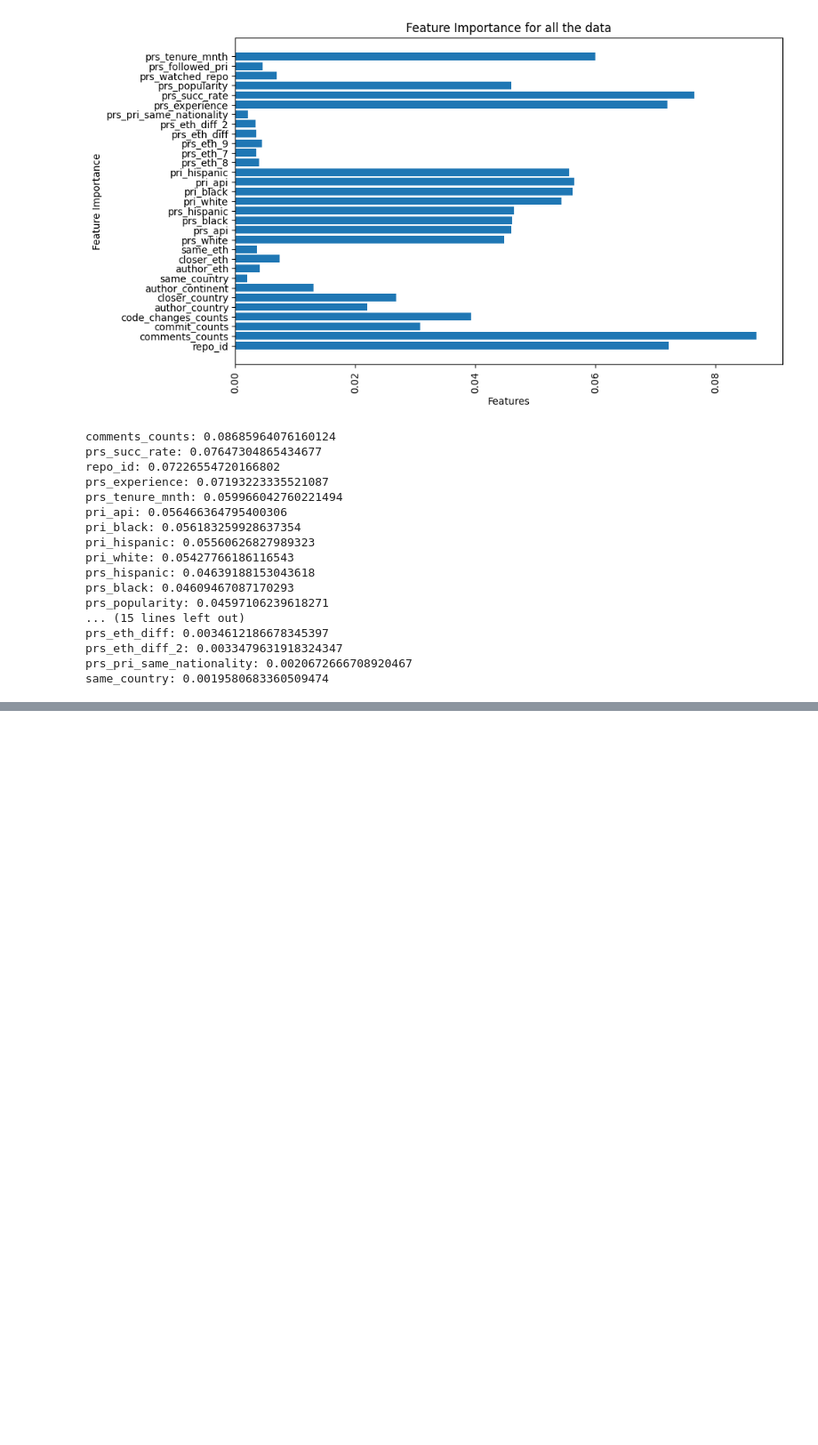
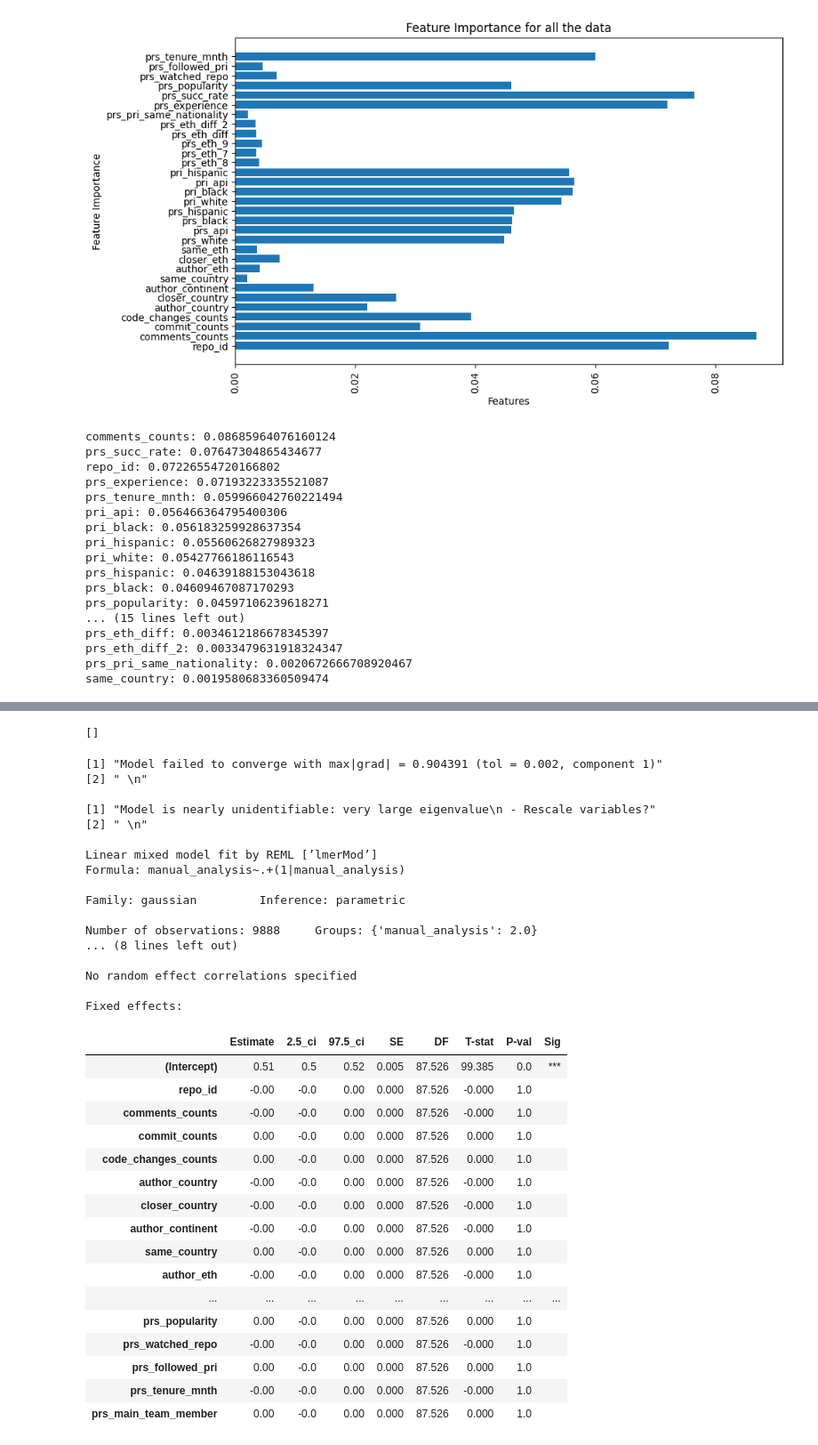
Before and after one commit to amirrshams/PR-comment-classifier, a Jupyter notebook: Ethnicity/comparing_model.ipynb, the cells around one changed output, grey strips where cells are left out. Shown at 89% size. Saved outputs shown, nothing was run; the diff lists cells and outputs as text; code cells hidden in the pictures; blank space fills up the shorter version.

```diff
--- a/Ethnicity/comparing_model.ipynb
+++ b/Ethnicity/comparing_model.ipynb
@@ -15,7 +16,7 @@ from sklearn.metrics import classification_report, accuracy_score
 # Loading the datasets
 # %%
 # non_merged pull request with the labels and complete characteristics for pr submitter
-df_nonmerged = pd.read_csv("/Users/amirrshams/Library/CloudStorage/OneDrive-UniversityofWaterloo/Thesis/Dataset/Dataset/Non_Merged/Sample/temp/Sample_9000_pr.csv")
+df_nonmerged = pd.read_csv("/Users/amirrshams/Library/CloudStorage/OneDrive-UniversityofWaterloo/Thesis/Dataset/Dataset/Non_Merged/Sample/temp/Sample_10000_manual.csv")
 # merged pull request that has no labels as nothing is rejected
 df_merged = pd.read_csv("/Users/amirrshams/Library/CloudStorage/OneDrive-UniversityofWaterloo/Thesis/Dataset/Dataset/Merged/pr_merged_final_April_2023.csv")
 # all of the data that is merged and non merged
@@ -55,7 +56,9 @@ prs_eth_diff_2              0
 dtype: int64
 # %%
 df_TSE = df_TSE.drop_duplicates(subset=['pr_id'], keep='first')
+df_nonmerged = df_nonmerged.drop_duplicates(subset=['pr_id'], keep='first')
 # %%
-df_comp = pd.merge(df_comp, df_TSE[['pr_id', 'prs_pri_same_nationality', 'prs_experience', 'prs_succ_rate', 'prs_popularity', 'prs_watched_repo', 'prs_followed_pri', 'prs_tenure_mnth']], on='pr_id', how='left', validate='one_to_one')
-df_merged = pd.merge(df_merged, df_TSE[['pr_id', 'prs_pri_same_nationality', 'prs_experience', 'prs_succ_rate', 'prs_popularity', 'prs_watched_repo', 'prs_followed_pri', 'prs_tenure_mnth']], on='pr_id', how='left', validate='one_to_one')
+df_nonmerged = pd.merge(df_nonmerged, df_TSE[['pr_id', 'prs_pri_same_nationality', 'prs_experience', 'prs_succ_rate', 'prs_popularity', 'prs_watched_repo', 'prs_followed_pri', 'prs_tenure_mnth', 'prs_main_team_member']], on='pr_id', how='left', validate='one_to_one')
+df_comp = pd.merge(df_comp, df_TSE[['pr_id', 'prs_pri_same_nationality', 'prs_experience', 'prs_succ_rate', 'prs_popularity', 'prs_watched_repo', 'prs_followed_pri', 'prs_tenure_mnth','prs_main_team_member']], on='pr_id', how='left', validate='one_to_one')
+df_merged = pd.merge(df_merged, df_TSE[['pr_id', 'prs_pri_same_nationality', 'prs_experience', 'prs_succ_rate', 'prs_popularity', 'prs_watched_repo', 'prs_followed_pri', 'prs_tenure_mnth','prs_main_team_member']], on='pr_id', how='left', validate='one_to_one')
 # %%
@@ -544,0 +568,23 @@ same_country: 0.0019580683360509474
+# %%
+#encoding the model:
+df_nonmerged_encoded = df_nonmerged.copy()
+
+encoding = {'Quality': 0, 'Successful': 0, 'Unnecessary': 0, 'No reason': 1, 'Resolved': 0, 'Replaced': 0, 'Duplicate': 0, 'Stale': 0, 'Merge Conflict': 0, 'Chaotic': 0, 'Not PR': 0}
+df_nonmerged_encoded['manual_analysis'] = df_nonmerged_encoded['manual_analysis'].map(encoding).astype(int)
+
+#now we are going to encode everything else
+df_nonmerged_encoded = df_nonmerged_encoded.replace(np.nan, 0) #first there are some missing values in four of the features prs_hispanic and the other races. we are going to replace them with zero
+#encode the categorical data which are author_eth and manual_analysis, author_country, author_continent, closer_eth, closer_country, prs_eth_8,prs_eth_7,prs_eth_9,prs_eth_diff,prs_eth_diff_2
+le = LabelEncoder()
+df_nonmerged_encoded['author_eth'] = le.fit_transform(df_nonmerged_encoded['author_eth'])
+df_nonmerged_encoded['manual_analysis'] = le.fit_transform(df_nonmerged_encoded['manual_analysis'])
+df_nonmerged_encoded['author_country'] = le.fit_transform(df_nonmerged_encoded['author_country'])
+df_nonmerged_encoded['author_continent'] = le.fit_transform(df_nonmerged_encoded['author_continent'])
+df_nonmerged_encoded['closer_eth'] = le.fit_transform(df_nonmerged_encoded['closer_eth'])
+df_nonmerged_encoded['prs_eth_8'] = le.fit_transform(df_nonmerged_encoded['prs_eth_8'])
+df_nonmerged_encoded['prs_eth_7'] = le.fit_transform(df_nonmerged_encoded['prs_eth_7'])
+df_nonmerged_encoded['prs_eth_9'] = le.fit_transform(df_nonmerged_encoded['prs_eth_9'])
+df_nonmerged_encoded['prs_eth_diff_2'] = le.fit_transform(df_nonmerged_encoded['prs_eth_diff_2'])
+df_nonmerged_encoded['prs_eth_diff'] = le.fit_transform(df_nonmerged_encoded['prs_eth_diff'])
+df_nonmerged_encoded['closer_country'] = le.fit_transform(df_nonmerged_encoded['closer_country'])
+df_nonmerged_encoded['status'] = le.fit_transform(df_nonmerged_encoded['status'])
@@ -544,0 +611,42 @@ same_country: 0.0019580683360509474
+# %%
+columns_with_n_values
+# %% [output]
+[]
+# %%
+melr_model = Lmer('manual_analysis ~ . + (1|manual_analysis)', data=df_nonmerged_encoded)
+melr_model.fit()
+# %% [output]
+[1] "Model failed to converge with max|grad| = 0.904391 (tol = 0.002, component 1)"
+[2] " \n"
+
+[1] "Model is nearly unidentifiable: very large eigenvalue\n - Rescale variables?"
+[2] " \n"
+
+Linear mixed model fit by REML [’lmerMod’]
+Formula: manual_analysis~.+(1|manual_analysis)
+
+Family: gaussian         Inference: parametric
+
+Number of observations: 9888     Groups: {'manual_analysis': 2.0}
+... (8 lines left out)
+
+No random effect correlations specified
+
+Fixed effects:
+|  | Estimate | 2.5_ci | 97.5_ci | SE | DF | T-stat | P-val | Sig |
+| (Intercept) | 0.51 | 0.5 | 0.52 | 0.005 | 87.526 | 99.385 | 0.0 | *** |
+| repo_id | -0.00 | -0.0 | 0.00 | 0.000 | 87.526 | -0.000 | 1.0 |  |
+| comments_counts | -0.00 | -0.0 | 0.00 | 0.000 | 87.526 | -0.000 | 1.0 |  |
+| commit_counts | 0.00 | -0.0 | 0.00 | 0.000 | 87.526 | 0.000 | 1.0 |  |
+| code_changes_counts | 0.00 | -0.0 | 0.00 | 0.000 | 87.526 | 0.000 | 1.0 |  |
+| author_country | -0.00 | -0.0 | 0.00 | 0.000 | 87.526 | -0.000 | 1.0 |  |
+| closer_country | -0.00 | -0.0 | 0.00 | 0.000 | 87.526 | -0.000 | 1.0 |  |
+| author_continent | -0.00 | -0.0 | 0.00 | 0.000 | 87.526 | -0.000 | 1.0 |  |
+| same_country | 0.00 | -0.0 | 0.00 | 0.000 | 87.526 | 0.000 | 1.0 |  |
+| author_eth | -0.00 | -0.0 | 0.00 | 0.000 | 87.526 | -0.000 | 1.0 |  |
+| ... | ... | ... | ... | ... | ... | ... | ... | ... |
+| prs_popularity | 0.00 | -0.0 | 0.00 | 0.000 | 87.526 | 0.000 | 1.0 |  |
+| prs_watched_repo | -0.00 | -0.0 | 0.00 | 0.000 | 87.526 | -0.000 | 1.0 |  |
+| prs_followed_pri | 0.00 | -0.0 | 0.00 | 0.000 | 87.526 | 0.000 | 1.0 |  |
+| prs_tenure_mnth | -0.00 | -0.0 | 0.00 | 0.000 | 87.526 | -0.000 | 1.0 |  |
+| prs_main_team_member | 0.00 | -0.0 | 0.00 | 0.000 | 87.526 | 0.000 | 1.0 |  |
```
Also changed, not shown: parts of 12 cells of this notebook.
